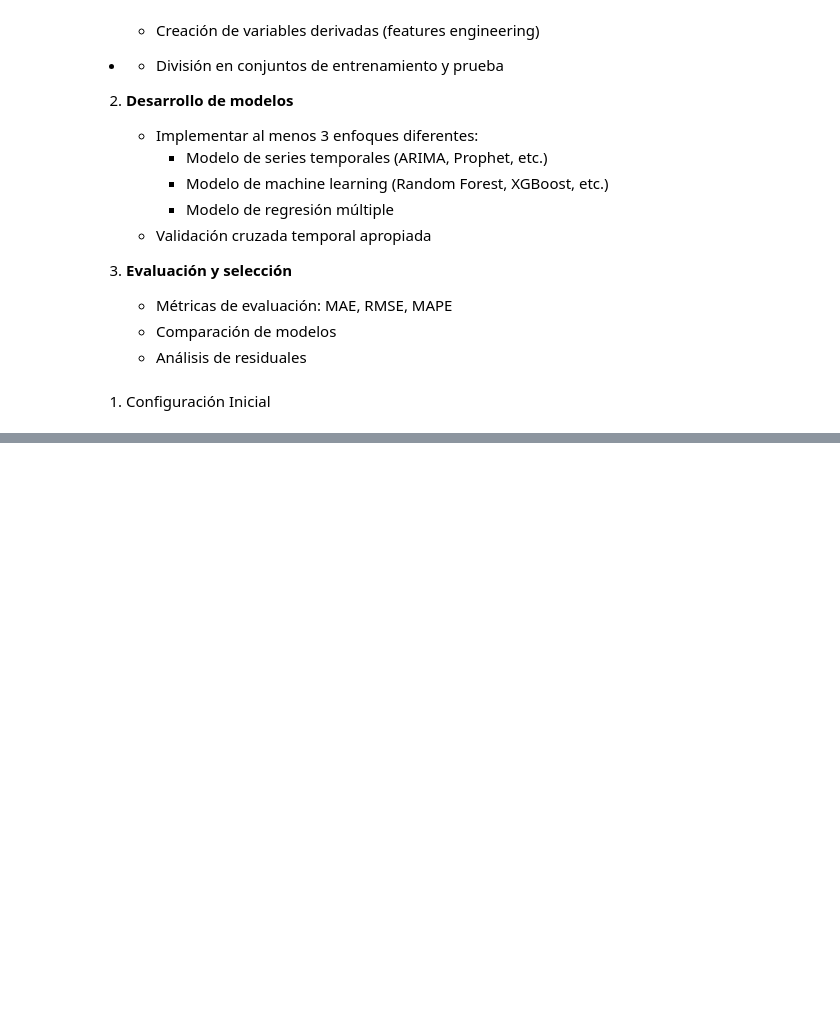
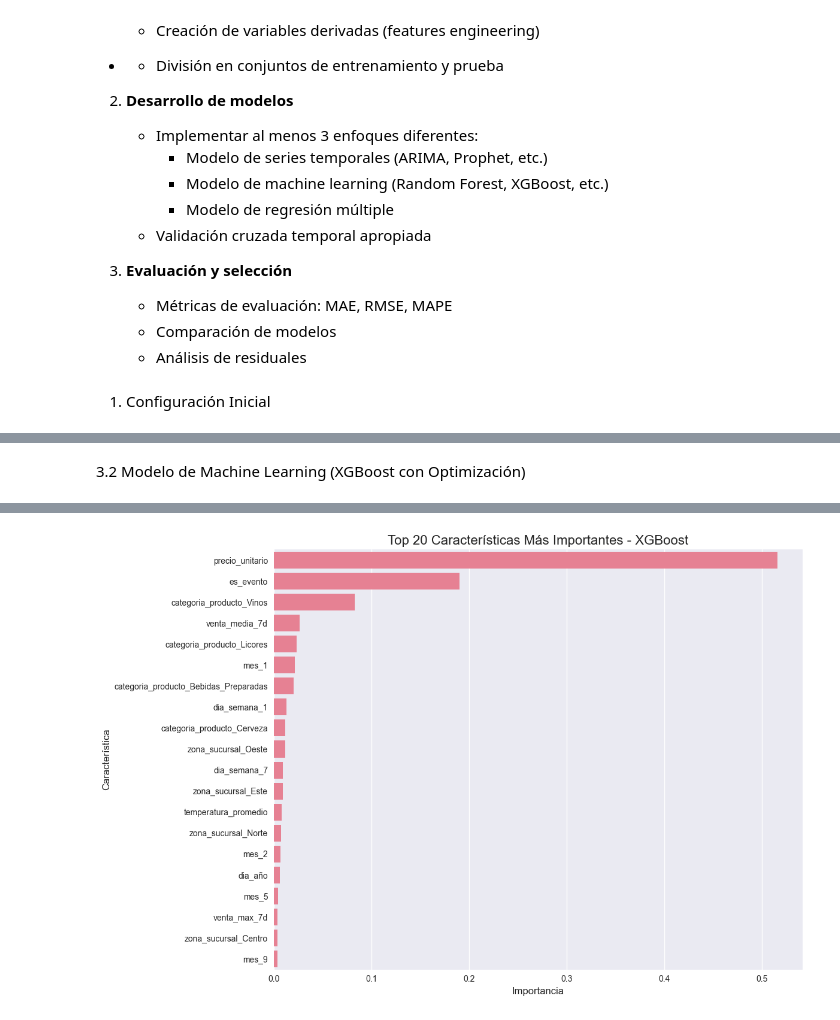
Before and after one commit to KeniaTepas/prueba-tecnica-el-buen-gusto, a Jupyter notebook: notebooks/modelado_predictivo.ipynb, the cells around one changed output, grey strips where cells are left out. Cells and saved outputs as stored; diff of their text form; code cells hidden in the pictures; blank space fills up the shorter version.

```diff
--- a/notebooks/modelado_predictivo.ipynb
+++ b/notebooks/modelado_predictivo.ipynb
@@ -49,0 +234,75 @@ warnings.filterwarnings('ignore')
+# %% [markdown]
+  3.2 Modelo de Machine Learning (XGBoost con Optimización)
+# %%
+# Bloque completo con optimización
+xgb_pipeline = Pipeline([
+    ('preprocessor', preprocessor),
+    ('regressor', XGBRegressor(random_state=42, n_jobs=-1))
+])
+
+# Parámetros para optimización
+param_grid = {
+    'regressor__n_estimators': [100, 200, 300],
+    'regressor__max_depth': [3, 5, 7],
+    'regressor__learning_rate': [0.01, 0.1, 0.2],
+    'regressor__subsample': [0.8, 0.9, 1.0],
+    'regressor__colsample_bytree': [0.8, 0.9, 1.0]
+}
+
+# Búsqueda aleatoria con validación cruzada temporal
+tscv = TimeSeriesSplit(n_splits=3)
+xgb_search = RandomizedSearchCV(
+    xgb_pipeline,
+    param_grid,
+    n_iter=15,
+    cv=tscv,
+    scoring='neg_mean_absolute_error',
+    random_state=42,
+    n_jobs=-1,
+    verbose=1
+)
+
+# Entrenamiento
+print("\nOptimizando XGBoost...")
+X_train = train[numeric_features + categorical_features + binary_features]
+y_train = train[target]
+
+xgb_search.fit(X_train, y_train)
+
+# Mejor modelo
+best_xgb = xgb_search.best_estimator_
+print(f"\nMejores parámetros: {xgb_search.best_params_}")
+
+# Predicción
+X_test = test[numeric_features + categorical_features + binary_features]
+y_test = test[target]
+xgb_pred = best_xgb.predict(X_test)
+
+# Evaluación
+xgb_mae = mean_absolute_error(y_test, xgb_pred)
+xgb_rmse = np.sqrt(mean_squared_error(y_test, xgb_pred))
+xgb_mape = mean_absolute_percentage_error(y_test, xgb_pred)
+xgb_r2 = r2_score(y_test, xgb_pred)
+
+print("\nMétricas XGBoost Optimizado:")
+print(f"- MAE: {xgb_mae:,.2f}")
+print(f"- RMSE: {xgb_rmse:,.2f}")
+print(f"- MAPE: {xgb_mape:.2%}")
+print(f"- R²: {xgb_r2:.3f}")
+
+# Importancia de características
+feature_importances = pd.DataFrame({
+    'feature': numeric_features +
+               list(best_xgb.named_steps['preprocessor'].named_transformers_['cat'].get_feature_names_out()) +
+               binary_features,
+    'importance': best_xgb.named_steps['regressor'].feature_importances_
+}).sort_values('importance', ascending=False)
+
+plt.figure(figsize=(12, 8))
+sns.barplot(x='importance', y='feature', data=feature_importances.head(20))
+plt.title('Top 20 Características Más Importantes - XGBoost', fontsize=16)
+plt.xlabel('Importancia')
+plt.ylabel('Característica')
+plt.tight_layout()
+plt.show()
+# %% [output]
@@ -49,0 +319 @@ warnings.filterwarnings('ignore')
+[figure, added]
```
Also changed, not shown: parts of 21 cells of this notebook, 1 other file.
